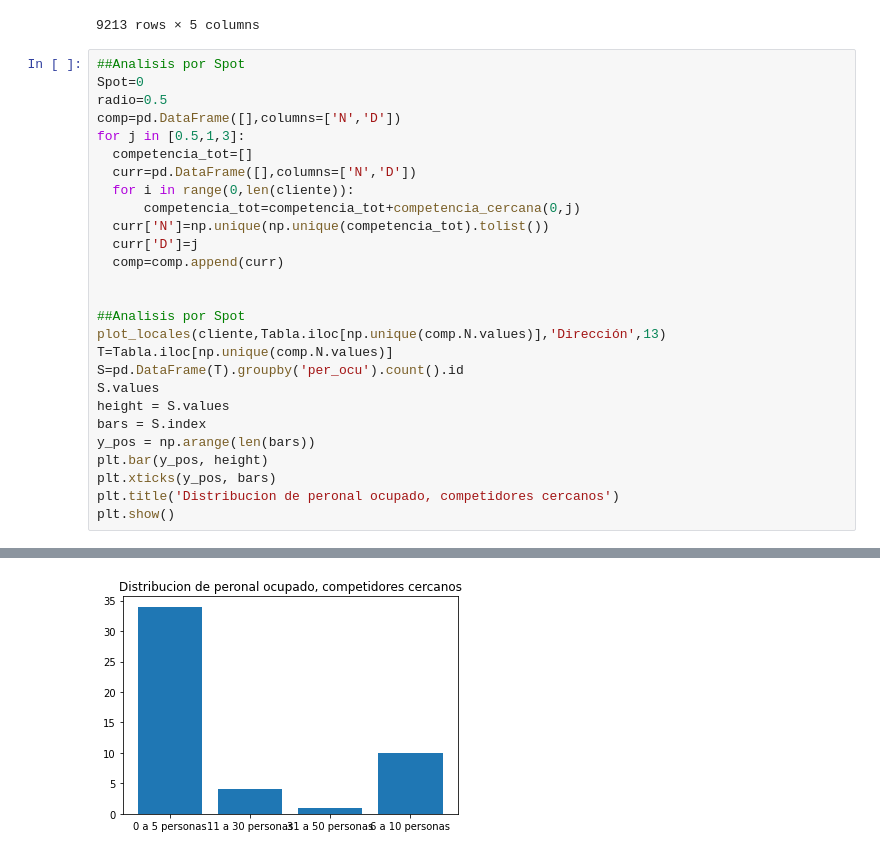
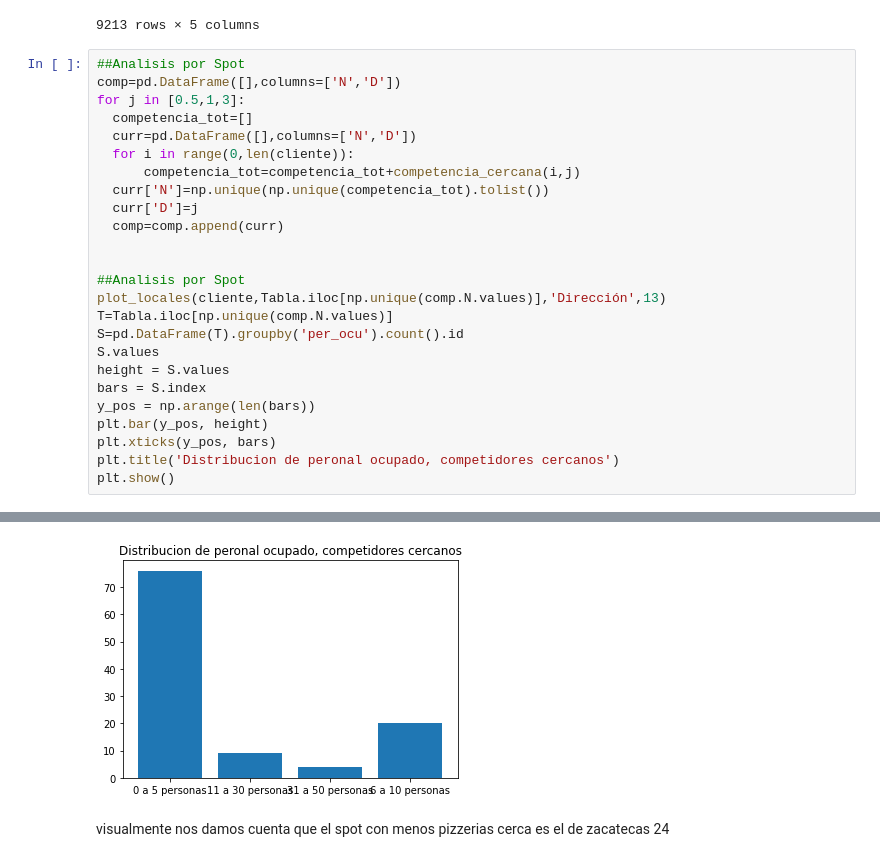
Before and after one commit to sightes/DESAFIOS, a Jupyter notebook: Spot2.ipynb, the cells around one changed output, grey strips where cells are left out. Saved outputs shown, nothing was run; the diff lists cells and outputs as text.

```diff
--- a/Spot2.ipynb
+++ b/Spot2.ipynb
@@ -200,33 +218,33 @@ Matriz_Distancias
 9213 rows × 5 columns
 # %%
 ##Analisis por Spot
-Spot=0
-radio=0.5
 comp=pd.DataFrame([],columns=['N','D'])
 for j in [0.5,1,3]:
   competencia_tot=[]
   curr=pd.DataFrame([],columns=['N','D'])
   for i in range(0,len(cliente)):
-      competencia_tot=competencia_tot+competencia_cercana(0,j)
+      competencia_tot=competencia_tot+competencia_cercana(i,j)
   curr['N']=np.unique(np.unique(competencia_tot).tolist())
   curr['D']=j
   comp=comp.append(curr)
 
 
 ##Analisis por Spot
 plot_locales(cliente,Tabla.iloc[np.unique(comp.N.values)],'Dirección',13)
 T=Tabla.iloc[np.unique(comp.N.values)]
 S=pd.DataFrame(T).groupby('per_ocu').count().id
 S.values
 height = S.values
 bars = S.index
 y_pos = np.arange(len(bars))
 plt.bar(y_pos, height)
 plt.xticks(y_pos, bars)
 plt.title('Distribucion de peronal ocupado, competidores cercanos')
 plt.show()
 # %% [output]
 [interactive output not drawn]
-[figure, old version]
+[figure, new version]
+# %% [markdown]
+visualmente nos damos cuenta que el spot con menos pizzerias cerca es el de zacatecas 24
 # %%
 #Competencia cercana a los spots
```
Also changed, not shown: parts of 4 cells of this notebook.
